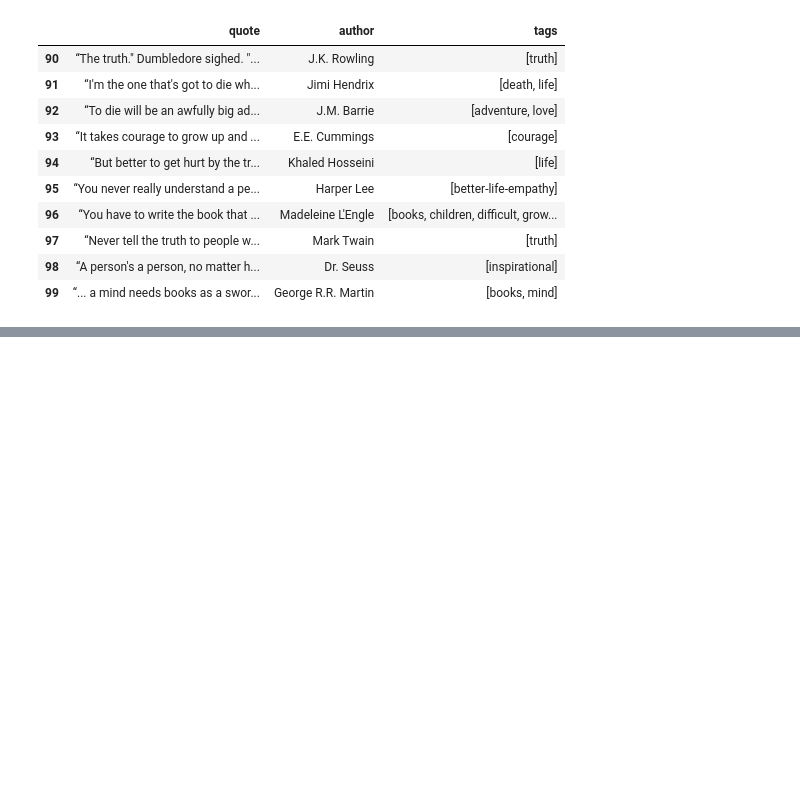
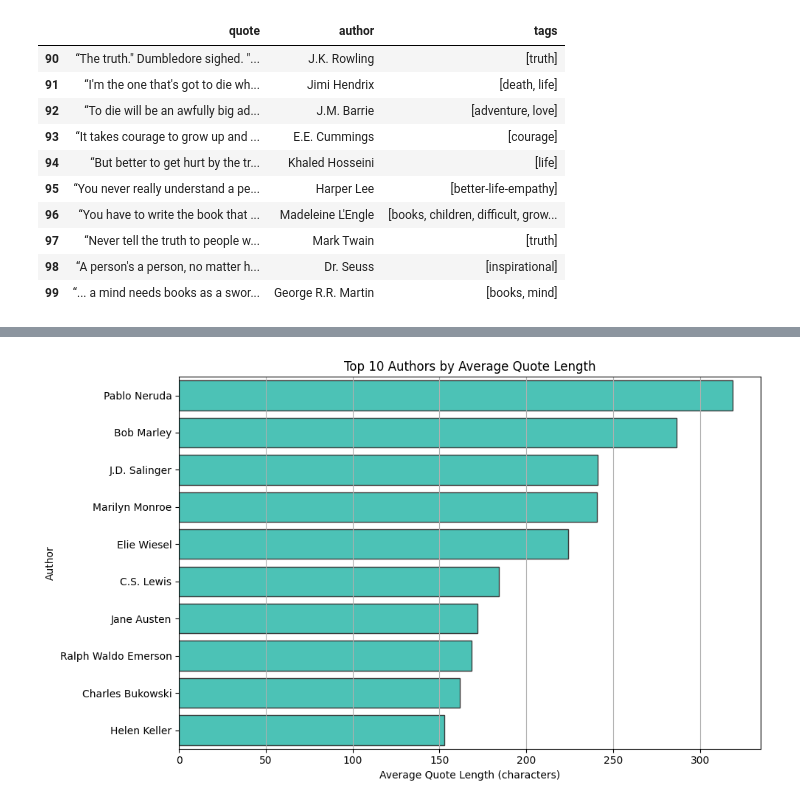
Before and after one commit to vikasa-y/web-scraping-quotes-analysis, a Jupyter notebook: notebooks/Quotes-raw-data-analysis.ipynb, the cells around one changed output, grey strips where cells are left out. Drawn from its saved outputs; the diff is of its cells as text; code cells hidden in the pictures; blank space fills up the shorter version.

```diff
--- a/notebooks/Quotes-raw-data-analysis.ipynb
+++ b/notebooks/Quotes-raw-data-analysis.ipynb
@@ -446,0 +560,18 @@ df.to_csv("C:/Users/vikasa s y/Downloads/web-scraping-quotes-analysis/data/clean
+# %%
+author_avg_length = (df.groupby('author')['quote_length'].mean()
+      .sort_values(ascending=False).head(10))
+
+plt.figure(figsize=(10, 6))
+
+sns.barplot( x=author_avg_length.values, y=author_avg_length.index ,edgecolor="#3A3939" ,color="#38D6C6")
+
+plt.title('Top 10 Authors by Average Quote Length')
+plt.xlabel('Average Quote Length (characters)')
+plt.ylabel('Author')
+
+plt.tight_layout()
+plt.grid(axis="x")
+plt.savefig(f'{filepath}/top_authors_average_quote_length.png',dpi=300, bbox_inches='tight')
+plt.show()
+# %% [output]
+[figure, added]
```
Also changed, not shown: parts of 28 cells of this notebook.
